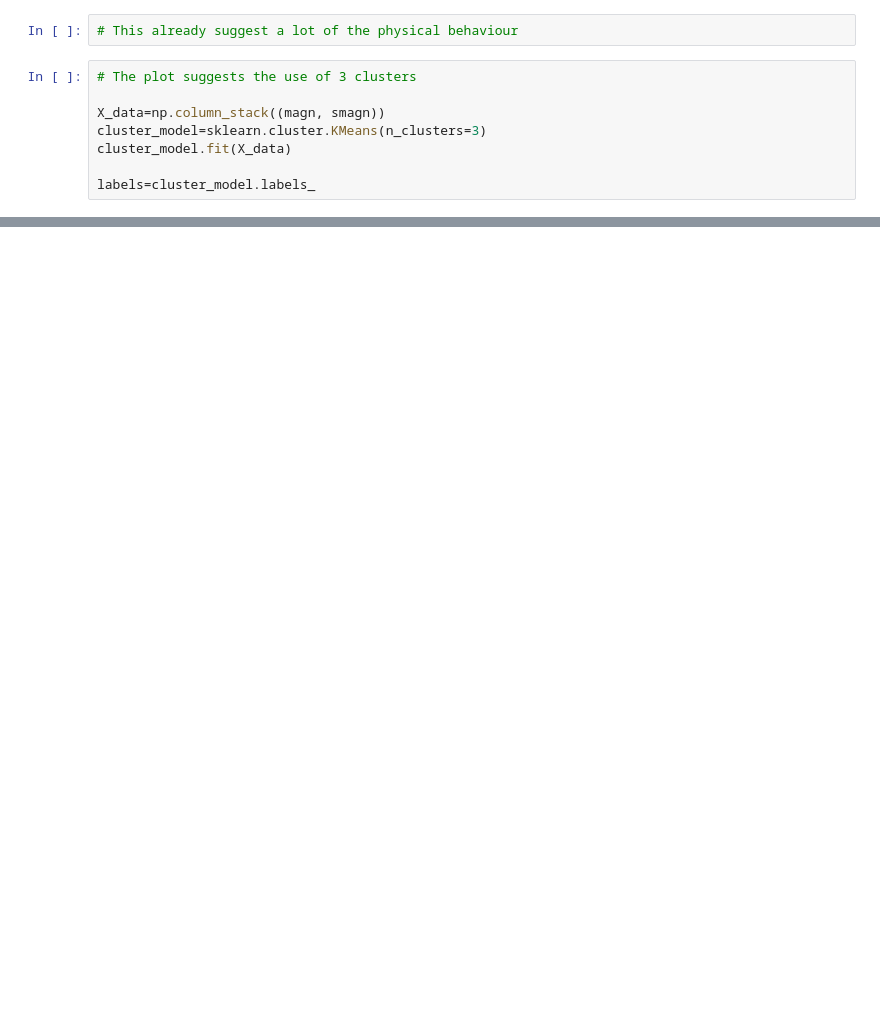
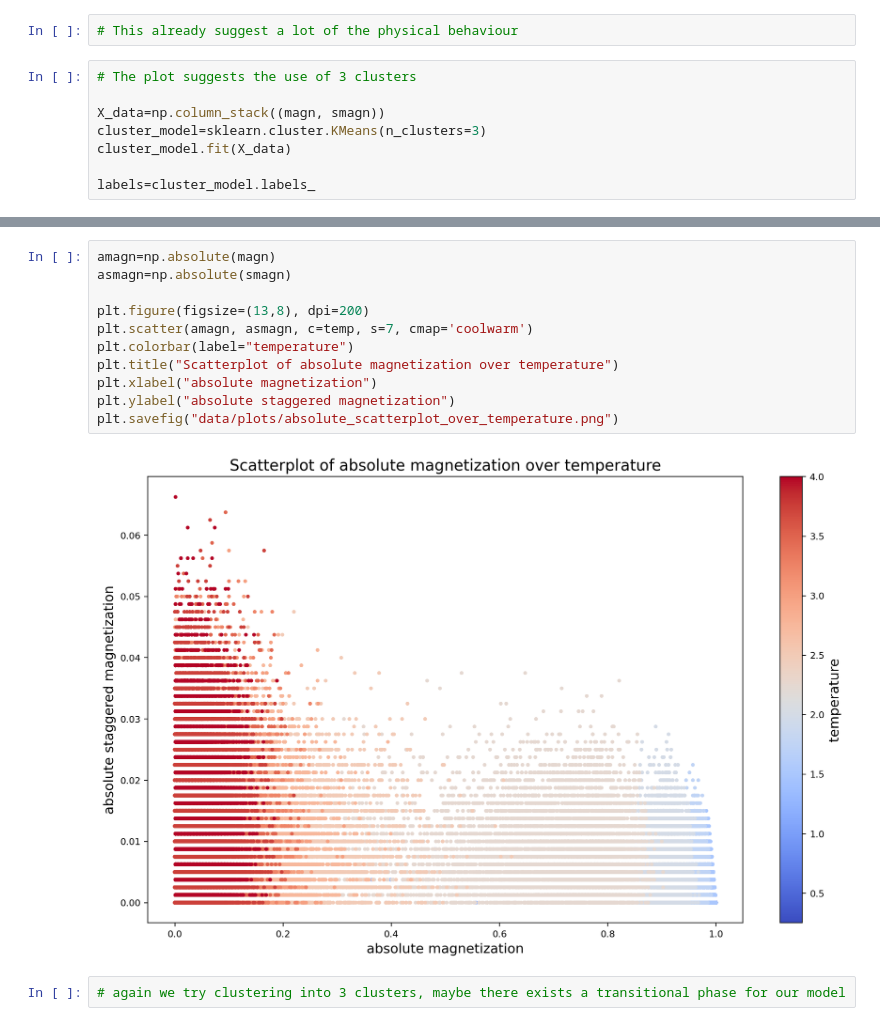
Before and after one commit to Marcus1506/magnetic_phase-ISING_model, a Jupyter notebook: data_analysis.ipynb, the cells around one changed output, grey strips where cells are left out. Drawn from its saved outputs; the diff is of its cells as text; blank space fills up the shorter version.

```diff
--- a/data_analysis.ipynb
+++ b/data_analysis.ipynb
@@ -71,0 +104,15 @@ plt.savefig("data/plots/scatterplot_over_labels.png")
+# %%
+amagn=np.absolute(magn)
+asmagn=np.absolute(smagn)
+
+plt.figure(figsize=(13,8), dpi=200)
+plt.scatter(amagn, asmagn, c=temp, s=7, cmap='coolwarm')
+plt.colorbar(label="temperature")
+plt.title("Scatterplot of absolute magnetization over temperature")
+plt.xlabel("absolute magnetization")
+plt.ylabel("absolute staggered magnetization")
+plt.savefig("data/plots/absolute_scatterplot_over_temperature.png")
+# %% [output]
+[figure, added]
+# %%
+# again we try clustering into 3 clusters, maybe there exists a transitional phase for our model
```
Also changed, not shown: parts of 10 cells of this notebook, 6 other files.
